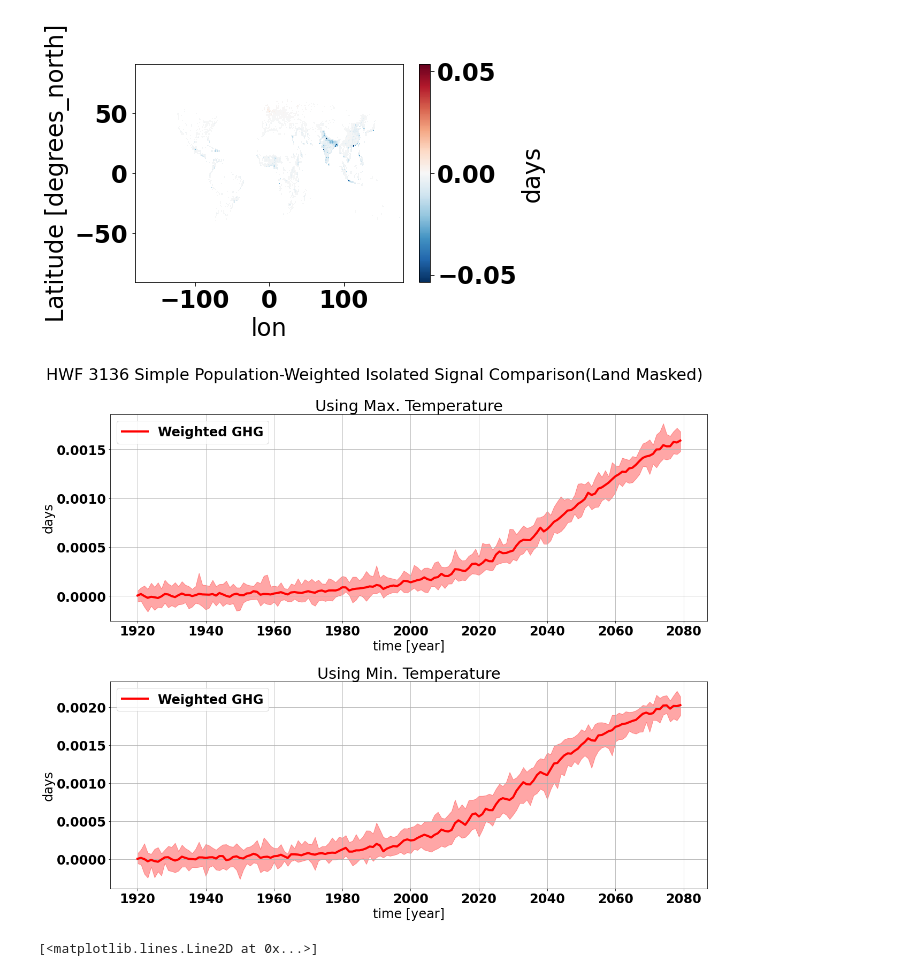
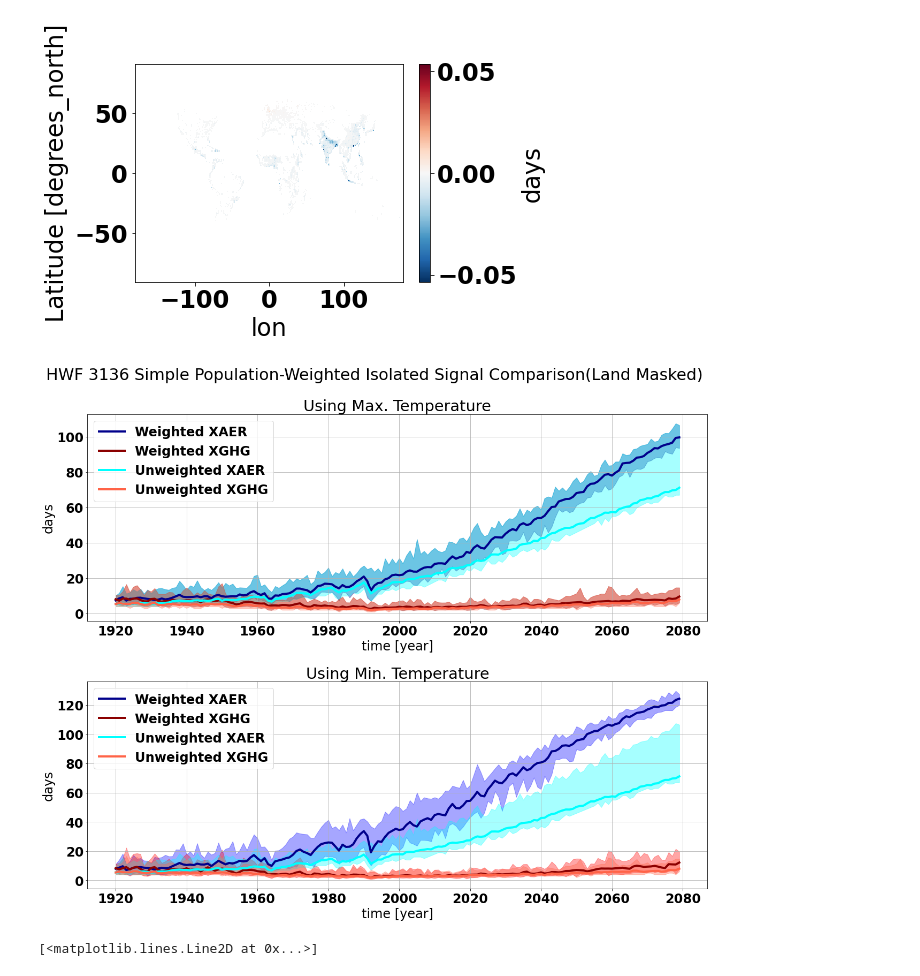
Before and after one commit to AgentOxygen/heat-research, a Jupyter notebook: Untitled1.ipynb, the cells around one changed output. Saved outputs shown, nothing was run; the diff lists cells and outputs as text; code cells hidden in the pictures.

Commit message:
last commit before figure compile

```diff
--- a/Untitled1.ipynb
+++ b/Untitled1.ipynb
@@ -331,9 +549,9 @@ exp_num="3136"
 
 pop_size = 7.96949658e+09
 
-max_weighted_all = (xarray.open_dataset(f"../data/populations/weighted/ALL/{variable}-3136-tx.nc").days / pop_size).mean(dim="lat").mean(dim="lon")
-max_weighted_aer = max_weighted_all - (xarray.open_dataset(f"../data/populations/weighted/XAER/{variable}-3136-tx.nc").days / pop_size).mean(dim="lat").mean(dim="lon")
-max_weighted_ghg = max_weighted_all - (xarray.open_dataset(f"../data/populations/weighted/XGHG/{variable}-3136-tx.nc").days / pop_size).mean(dim="lat").mean(dim="lon")
+max_weighted_all = (xarray.open_dataset(f"../data/populations/weighted/ALL/{variable}-3136-tx.nc").days / pop_size).sum(dim="lat").sum(dim="lon")
+max_weighted_aer = (xarray.open_dataset(f"../data/populations/weighted/XAER/{variable}-3136-tx.nc").days / pop_size).sum(dim="lat").sum(dim="lon")
+max_weighted_ghg = (xarray.open_dataset(f"../data/populations/weighted/XGHG/{variable}-3136-tx.nc").days / pop_size).sum(dim="lat").sum(dim="lon")
 
 
 all_member_paths = [path for path in tmax_paths()[0] if exp_num in path]
@@ -347,60 +565,74 @@ tx_xghg_dataset = xarray.open_mfdataset(xghg_member_paths, concat_dim="member",
 land_mask = ar6.land.mask(tx_all_dataset.mean(dim="member"))
 
 max_unweighted_all = tx_all_dataset.where(land_mask > 0).mean(dim="lat", skipna=True).mean(dim="lon").dt.days
-max_unweighted_aer = max_unweighted_all - tx_xaer_dataset.where(land_mask > 0).mean(dim="lat").mean(dim="lon").dt.days
-max_unweighted_ghg = max_unweighted_all - tx_xghg_dataset.where(land_mask > 0).mean(dim="lat").mean(dim="lon").dt.days
+max_unweighted_aer = tx_xaer_dataset.where(land_mask > 0).mean(dim="lat").mean(dim="lon").dt.days
+max_unweighted_ghg = tx_xghg_dataset.where(land_mask > 0).mean(dim="lat").mean(dim="lon").dt.days
 
 
-min_weighted_all = (xarray.open_dataset(f"../data/populations/weighted/ALL/{variable}-3136-tn.nc").days / pop_size).mean(dim="lat").mean(dim="lon")
-min_weighted_aer = min_weighted_all - (xarray.open_dataset(f"../data/populations/weighted/XAER/{variable}-3136-tn.nc").days / pop_size).mean(dim="lat").mean(dim="lon")
-min_weighted_ghg = min_weighted_all - (xarray.open_dataset(f"../data/populations/weighted/XGHG/{variable}-3136-tn.nc").days / pop_size).mean(dim="lat").mean(dim="lon")
+min_weighted_all = (xarray.open_dataset(f"../data/populations/weighted/ALL/{variable}-3136-tn.nc").days / pop_size).sum(dim="lat").sum(dim="lon")
+min_weighted_aer = (xarray.open_dataset(f"../data/populations/weighted/XAER/{variable}-3136-tn.nc").days / pop_size).sum(dim="lat").sum(dim="lon")
+min_weighted_ghg = (xarray.open_dataset(f"../data/populations/weighted/XGHG/{variable}-3136-tn.nc").days / pop_size).sum(dim="lat").sum(dim="lon")
 
 all_member_paths = [path for path in tmin_paths()[0] if exp_num in path]
 xghg_member_paths = [path for path in tmin_paths()[1] if exp_num in path]
 xaer_member_paths = [path for path in tmin_paths()[2] if exp_num in path]
 
 tn_all_dataset = xarray.open_mfdataset(all_member_paths, concat_dim="member", combine="nested")[f"{variable}_tn90"]
 tn_xaer_dataset = xarray.open_mfdataset(xaer_member_paths, concat_dim="member", combine="nested")[f"{variable}_tn90"]
 tn_xghg_dataset = xarray.open_mfdataset(xghg_member_paths, concat_dim="member", combine="nested")[f"{variable}_tn90"]
 
 land_mask = ar6.land.mask(tn_all_dataset.mean(dim="member"))
 
 min_unweighted_all = tn_all_dataset.where(land_mask > 0).mean(dim="lat", skipna=True).mean(dim="lon").dt.days
-min_unweighted_aer = min_unweighted_all - tn_xaer_dataset.where(land_mask > 0).mean(dim="lat").mean(dim="lon").dt.days
-min_unweighted_ghg = min_unweighted_all - tn_xghg_dataset.where(land_mask > 0).mean(dim="lat").mean(dim="lon").dt.days
-
+min_unweighted_aer = tn_xaer_dataset.where(land_mask > 0).mean(dim="lat").mean(dim="lon").dt.days
+min_unweighted_ghg = tn_xghg_dataset.where(land_mask > 0).mean(dim="lat").mean(dim="lon").dt.days
 
 
 f, (ax1, ax2) = plt.subplots(2, 1, figsize=(18, 15), facecolor='w')
 f.suptitle(f"{variable} {exp_num} Simple Population-Weighted Isolated Signal Comparison(Land Masked)", fontsize=30)
 rc('font', **{'weight': 'bold', 'size': 24})
 
-# max_weighted_all.mean(dim="member").plot(ax=ax1, color="green", label="Weighted ALL", linewidth=4)
-# max_weighted_aer.mean(dim="member").plot(ax=ax1, color="blue", label="Weighted AER", linewidth=4)
-max_weighted_ghg.mean(dim="member").plot(ax=ax1, color="red", label="Weighted GHG", linewidth=4)
-# ax1.fill_between(max_weighted_all.time, max_weighted_all.min(dim="member"), max_weighted_all.max(dim="member"), color="green", alpha=0.35)
-# ax1.fill_between(max_weighted_aer.time, max_weighted_aer.min(dim="member"), max_weighted_aer.max(dim="member"), color="blue", alpha=0.35)
-ax1.fill_between(max_weighted_ghg.time, max_weighted_ghg.min(dim="member"), max_weighted_ghg.max(dim="member"), color="red", alpha=0.35)
+#max_weighted_all.mean(dim="member").sel(time=slice(1920,2079)).plot(ax=ax1, color="darkgreen", label="Weighted ALL", linewidth=4)
+max_weighted_aer.mean(dim="member").sel(time=slice(1920,2079)).plot(ax=ax1, color="darkblue", label="Weighted XAER", linewidth=4)
+max_weighted_ghg.mean(dim="member").sel(time=slice(1920,2079)).plot(ax=ax1, color="darkred", label="Weighted XGHG", linewidth=4)
+#ax1.fill_between(max_weighted_all.sel(time=slice(1920,2079)).time, max_weighted_all.min(dim="member").sel(time=slice(1920,2079)), max_weighted_all.max(dim="member").sel(time=slice(1920,2079)), color="darkgreen", alpha=0.35)
+ax1.fill_between(max_weighted_aer.sel(time=slice(1920,2079)).time, max_weighted_aer.min(dim="member").sel(time=slice(1920,2079)), max_weighted_aer.max(dim="member").sel(time=slice(1920,2079)), color="darkblue", alpha=0.35)
+ax1.fill_between(max_weighted_ghg.sel(time=slice(1920,2079)).time, max_weighted_ghg.min(dim="member").sel(time=slice(1920,2079)), max_weighted_ghg.max(dim="member").sel(time=slice(1920,2079)), color="darkred", alpha=0.35)
+
+#max_unweighted_all.mean(dim="member").sel(time=slice(1920,2079)).plot(ax=ax1, color="lime", label="Unweighted ALL", linewidth=4)
+max_unweighted_aer.mean(dim="member").sel(time=slice(1920,2079)).plot(ax=ax1, color="aqua", label="Unweighted XAER", linewidth=4)
+max_unweighted_ghg.mean(dim="member").sel(time=slice(1920,2079)).plot(ax=ax1, color="tomato", label="Unweighted XGHG", linewidth=4)
+#ax1.fill_between(max_unweighted_all.sel(time=slice(1920,2079)).time, max_unweighted_all.min(dim="member").sel(time=slice(1920,2079)), max_weighted_all.max(dim="member").sel(time=slice(1920,2079)), color="lime", alpha=0.35)
+ax1.fill_between(max_unweighted_aer.sel(time=slice(1920,2079)).time, max_unweighted_aer.min(dim="member").sel(time=slice(1920,2079)), max_weighted_aer.max(dim="member").sel(time=slice(1920,2079)), color="aqua", alpha=0.35)
+ax1.fill_between(max_unweighted_ghg.sel(time=slice(1920,2079)).time, max_unweighted_ghg.min(dim="member").sel(time=slice(1920,2079)), max_weighted_ghg.max(dim="member").sel(time=slice(1920,2079)), color="tomato", alpha=0.35)
 
 ax1.grid()
 ax1.legend()
 ax1.set_title("Using Max. Temperature")
 
-# min_weighted_all.mean(dim="member").plot(ax=ax2, color="green", label="Weighted ALL", linewidth=4)
-# min_weighted_aer.mean(dim="member").plot(ax=ax2, color="blue", label="Weighted AER", linewidth=4)
-min_weighted_ghg.mean(dim="member").plot(ax=ax2, color="red", label="Weighted GHG", linewidth=4)
-# ax2.fill_between(min_weighted_all.time, min_weighted_all.min(dim="member"), min_weighted_all.max(dim="member"), color="green", alpha=0.35)
-# ax2.fill_between(min_weighted_aer.time, min_weighted_aer.min(dim="member"), min_weighted_aer.max(dim="member"), color="blue", alpha=0.35)
-ax2.fill_between(min_weighted_ghg.time, min_weighted_ghg.min(dim="member"), min_weighted_ghg.max(dim="member"), color="red", alpha=0.35)
+#min_weighted_all.mean(dim="member").sel(time=slice(1920,2079)).plot(ax=ax2, color="darkgreen", label="Weighted ALL", linewidth=4)
+min_weighted_aer.mean(dim="member").sel(time=slice(1920,2079)).plot(ax=ax2, color="darkblue", label="Weighted XAER", linewidth=4)
+min_weighted_ghg.mean(dim="member").sel(time=slice(1920,2079)).plot(ax=ax2, color="darkred", label="Weighted XGHG", linewidth=4)
+#ax2.fill_between(min_weighted_all.sel(time=slice(1920,2079)).time, min_weighted_all.min(dim="member").sel(time=slice(1920,2079)), min_weighted_all.max(dim="member").sel(time=slice(1920,2079)), color="green", alpha=0.35)
+ax2.fill_between(min_weighted_aer.sel(time=slice(1920,2079)).time, min_weighted_aer.min(dim="member").sel(time=slice(1920,2079)), min_weighted_aer.max(dim="member").sel(time=slice(1920,2079)), color="blue", alpha=0.35)
+ax2.fill_between(min_weighted_ghg.sel(time=slice(1920,2079)).time, min_weighted_ghg.min(dim="member").sel(time=slice(1920,2079)), min_weighted_ghg.max(dim="member").sel(time=slice(1920,2079)), color="red", alpha=0.35)
+
+#max_unweighted_all.mean(dim="member").sel(time=slice(1920,2079)).plot(ax=ax2, color="lime", label="Unweighted ALL", linewidth=4)
+max_unweighted_aer.mean(dim="member").sel(time=slice(1920,2079)).plot(ax=ax2, color="aqua", label="Unweighted XAER", linewidth=4)
+max_unweighted_ghg.mean(dim="member").sel(time=slice(1920,2079)).plot(ax=ax2, color="tomato", label="Unweighted XGHG", linewidth=4)
+#ax2.fill_between(max_unweighted_all.sel(time=slice(1920,2079)).time, max_unweighted_all.min(dim="member").sel(time=slice(1920,2079)), max_weighted_all.max(dim="member").sel(time=slice(1920,2079)), color="lime", alpha=0.35)
+ax2.fill_between(max_unweighted_aer.sel(time=slice(1920,2079)).time, max_unweighted_aer.min(dim="member").sel(time=slice(1920,2079)), max_weighted_aer.max(dim="member").sel(time=slice(1920,2079)), color="aqua", alpha=0.35)
+ax2.fill_between(max_unweighted_ghg.sel(time=slice(1920,2079)).time, max_unweighted_ghg.min(dim="member").sel(time=slice(1920,2079)), max_weighted_ghg.max(dim="member").sel(time=slice(1920,2079)), color="tomato", alpha=0.35)
+
 
 ax2.grid()
 ax2.legend()
 ax2.set_title("Using Min. Temperature")
 
 f.tight_layout()
 f.savefig("out.png")
 # %% [output]
-[figure, old version]
+[figure, new version]
 # %%
 max_weighted_aer.mean(dim="member").plot()
 # %% [output]
```
Also changed, not shown: parts of 10 cells of this notebook, 3 other files.
